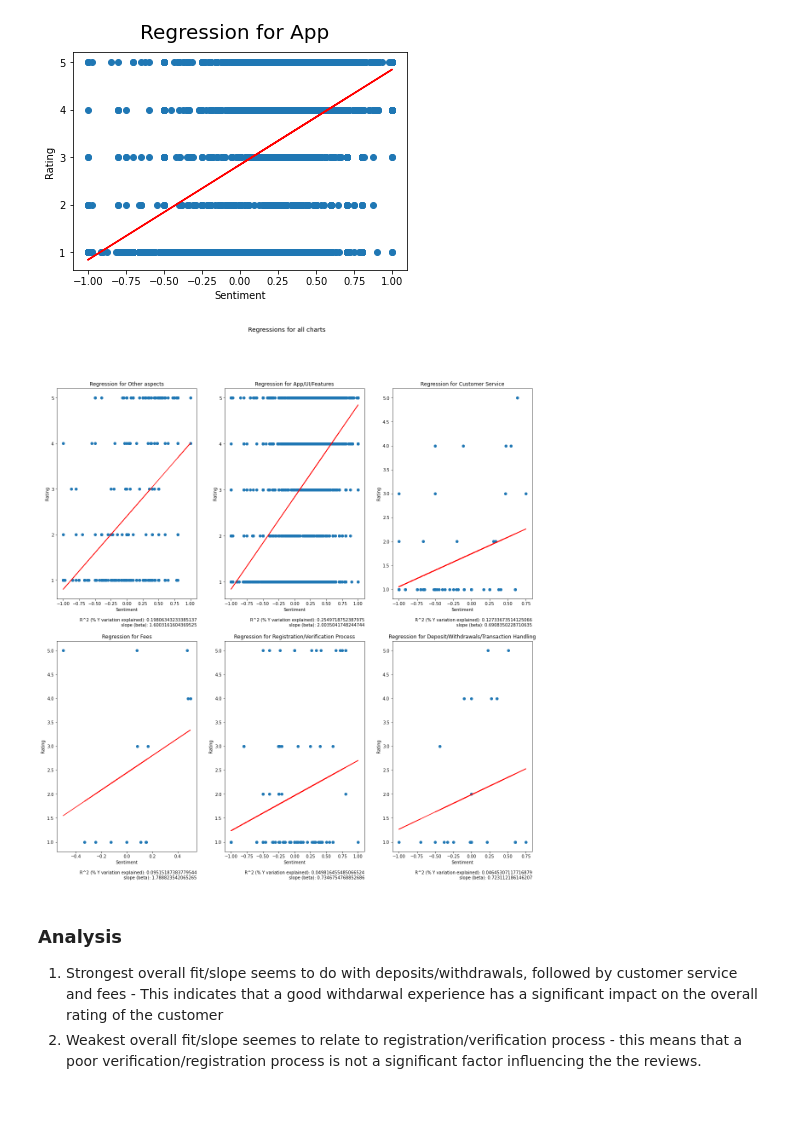
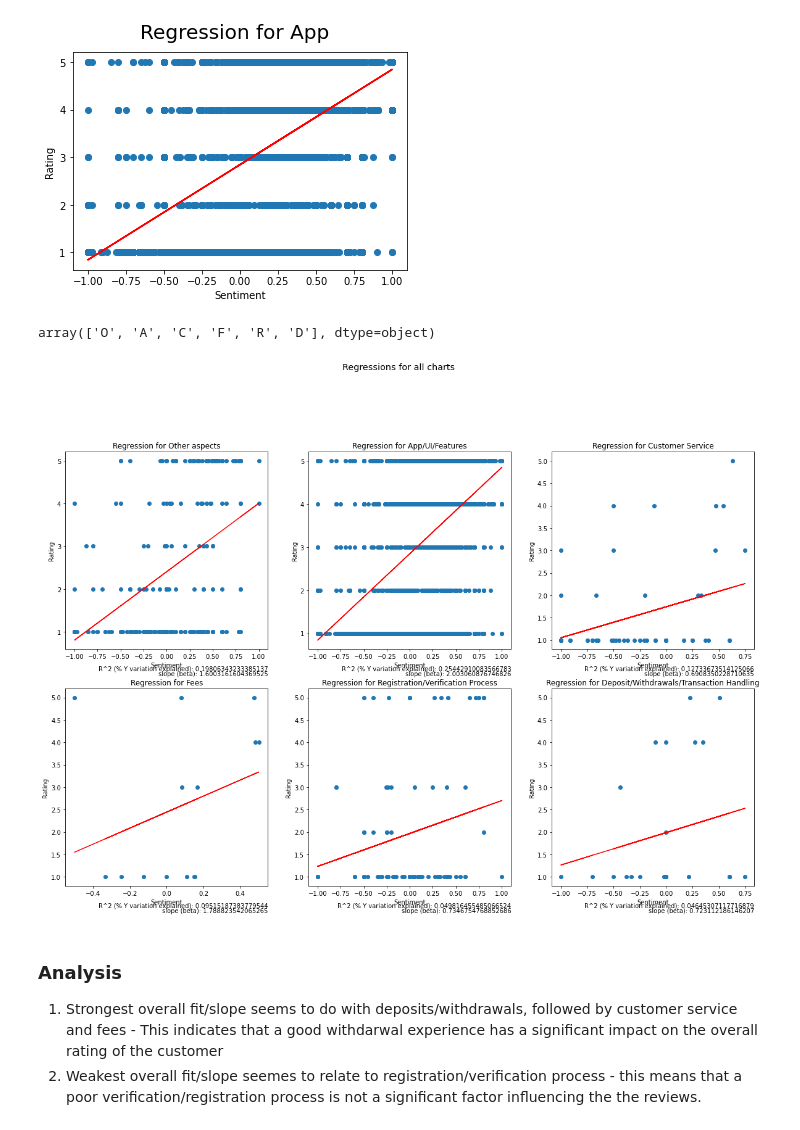
Before and after one commit to toxicpuzzle/winter-usyd-research-2022, a Jupyter notebook: sent_normal.ipynb, the cells around one changed output. Drawn from its saved outputs; the diff is of its cells as text; code cells hidden in the pictures.

```diff
--- a/sent_normal.ipynb
+++ b/sent_normal.ipynb
@@ -421,4 +423,8 @@ topic_dict = {
 }
+# %%
+reviews_df["topic"].unique()
+# %% [output]
+array(['O', 'A', 'C', 'F', 'R', 'D'], dtype=object)
 # %%
 # Now we plot for all the topic
 fig = plt.figure(figsize=(20,20))
@@ -426,32 +432,32 @@ st = fig.suptitle("Regressions for all charts", fontsize="x-large")
 
 idx = 1
 for key in reviews_df["topic"].unique():
     y = reviews_df[reviews_df["topic"] == key]["rating"]
     x = reviews_df.loc[reviews_df["topic"] == key].loc[:, ["sent_pol"]]
     model.fit(x, y)
     score = model.score(x, y)
     x = reviews_df[reviews_df["topic"] == key]["sent_pol"]
-    curr_plot = fig.add_subplot(2, 3, idx)
+    curr_plot = fig.add_subplot(3, 3, idx)
     curr_plot.scatter(x, y)
     curr_plot.set_title(f"Regression for {topic_dict[key]}")
     curr_plot.set_xlabel("Sentiment") #! dont do plt.xlabel = "sentiment"
     curr_plot.set_ylabel("Rating")
     curr_plot.plot(x, model.coef_*x + model.intercept_, "r")
     curr_plot.annotate(f"slope (beta): {model.coef_[0]}",
             xy = (1.0, -0.125),
             xycoords='axes fraction',
             ha='right',
             va="center",
             fontsize=10)
     curr_plot.annotate(f"R^2 (% Y variation explained): {score}",
             xy = (1.0, -0.1),
             xycoords='axes fraction',
             ha='right',
             va="center",
             fontsize=10)
 
     idx = idx + 1
 
 fig.show()
 # %% [output]
-[figure, old version]
+[figure, new version]
```
Also changed, not shown: parts of 14 cells of this notebook, 5 other files.
